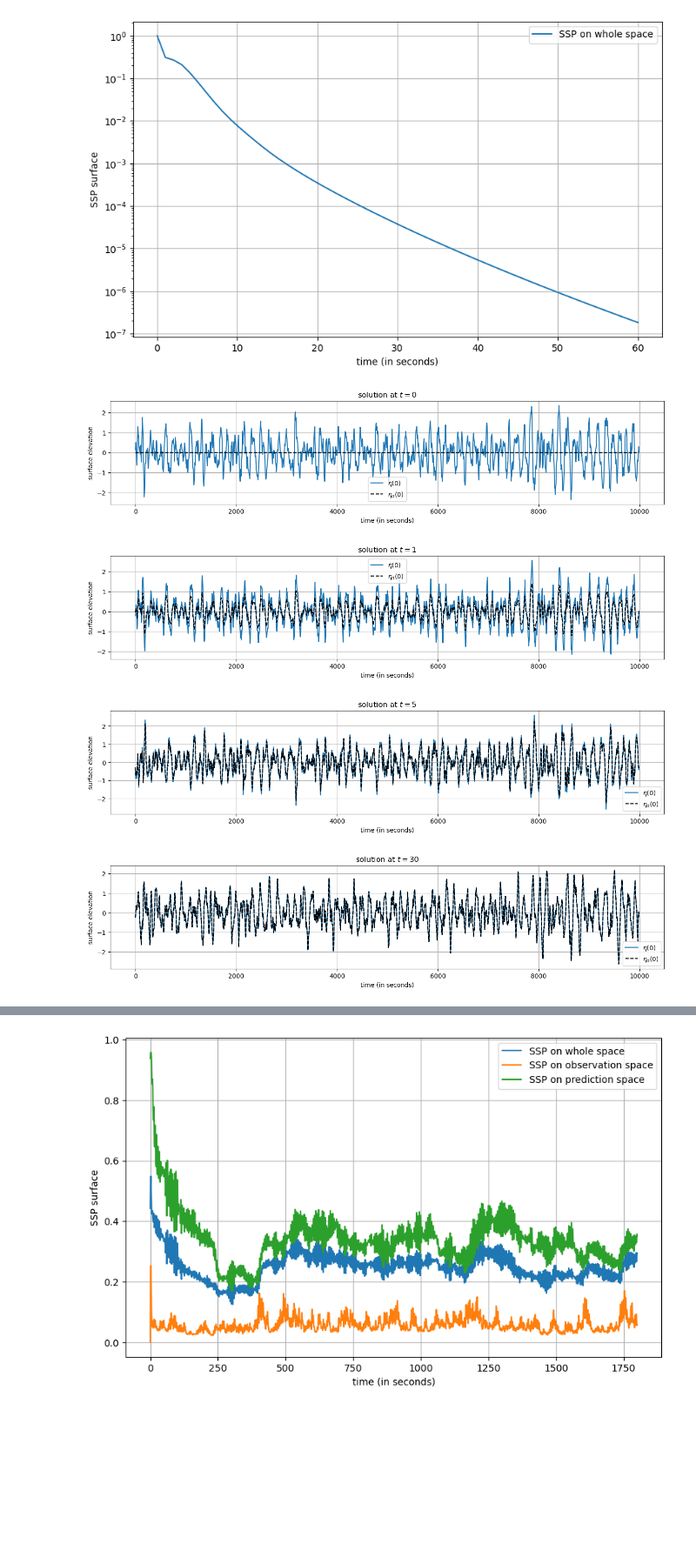
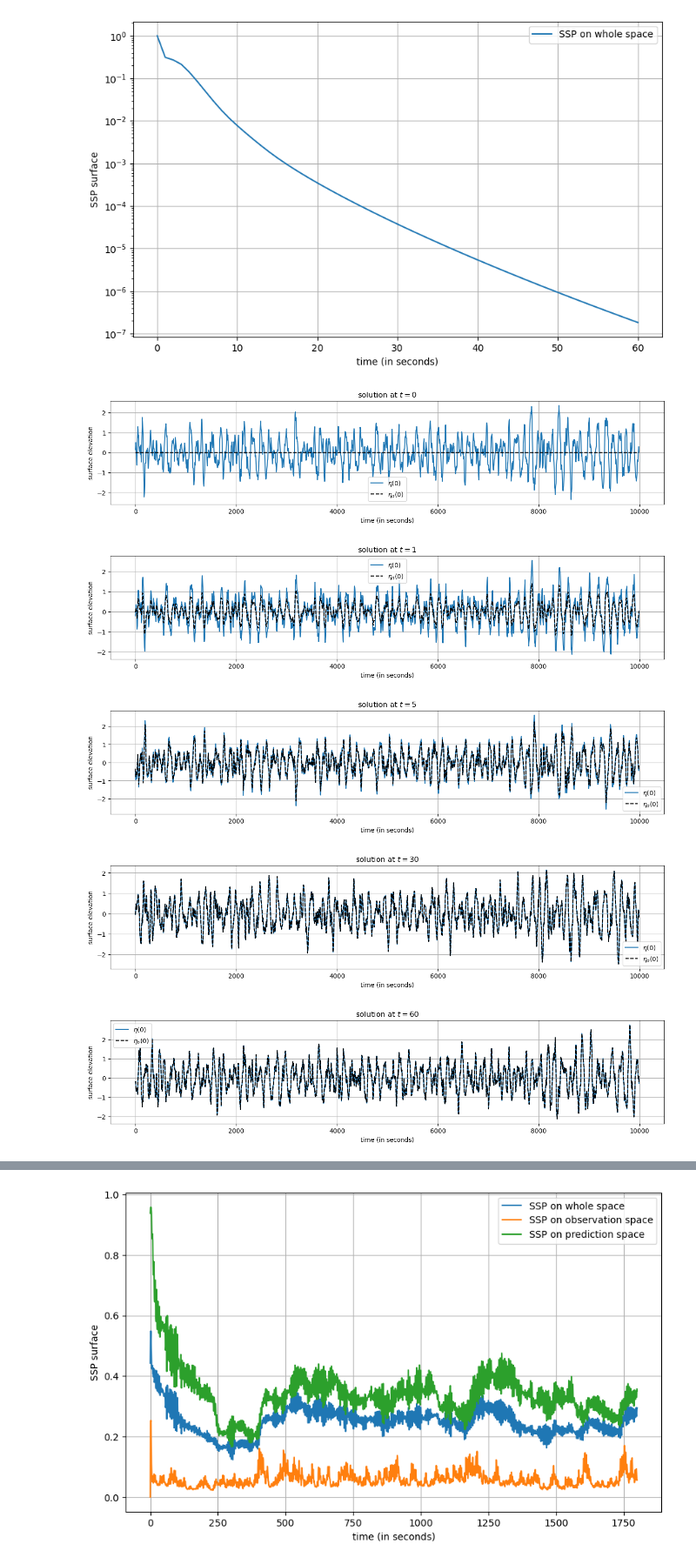
Before and after one commit to lucas-perrin/Nicolas_Hambourg, a Jupyter notebook: jonswap.ipynb, the cells around one changed output, grey strips where cells are left out. Shown at 87% size. Drawn from its saved outputs; the diff is of its cells as text; code cells hidden in the pictures; blank space fills up the shorter version.

```diff
--- a/jonswap.ipynb
+++ b/jonswap.ipynb
@@ -261,22 +264,23 @@ plt.savefig('results/test_1/t1_ssp.png')
 # %%
 # plot et sauvegarde les snapshots
 
-timeshots_wanted = [0,1,5,30]
+timeshots_wanted = [0,1,5,30,60]
 
 for i,timeshot in enumerate(timeshots_wanted):
     plt.figure(figsize=(16, 3))
     plt.plot(xspace_obs,eta_func(xspace_obs,tspace[timeshot]),label=f'$\eta(0)$')
     plt.plot(xspace_obs,sol_obs[timeshot,:][Nx_obs:],'k--',label=f'$\eta_o(0)$')
     plt.xlabel('time (in seconds)')
     plt.ylabel('surface elevation')
     plt.legend()
     plt.title(f'solution at $t = {timeshot}$')
     plt.grid()
 
-    plt.savefig(f'results/test_1/t1_snapshot_t{str(timeshot)}')
+    plt.savefig(f'results/test_1/t1_snapshot_t{str(timeshot)}',bbox_inches='tight')
 # %% [output]
 [figure]
 [figure]
 [figure]
-[figure, old version]
+[figure, new version]
+[figure, added]
 # %% [markdown]
```
Also changed, not shown: parts of 35 cells of this notebook, 19 other files.
